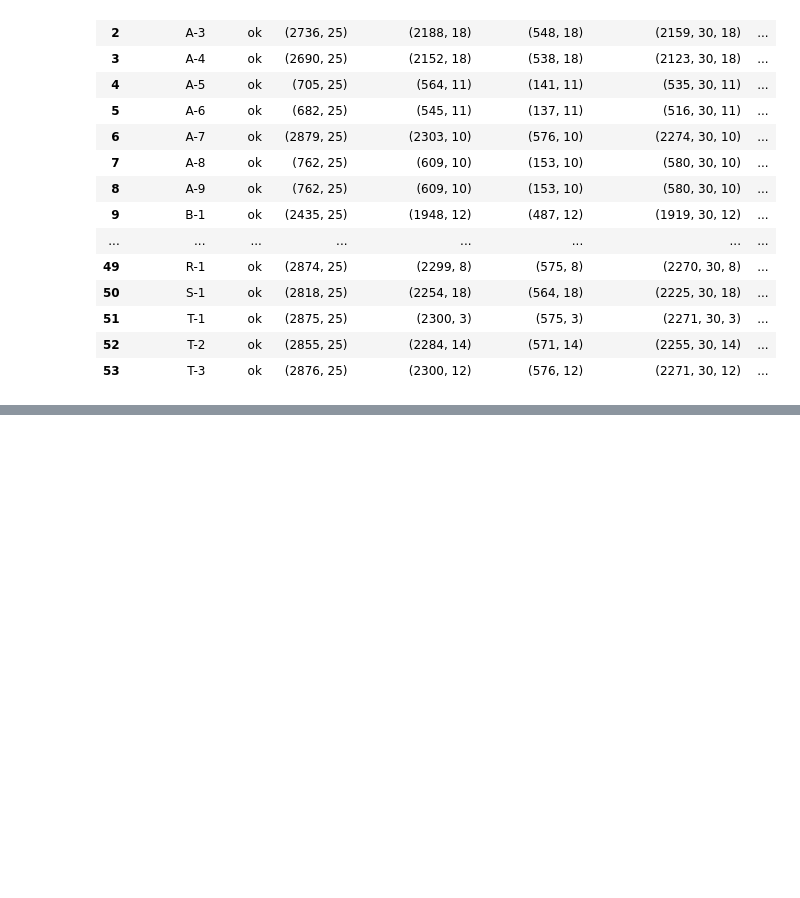
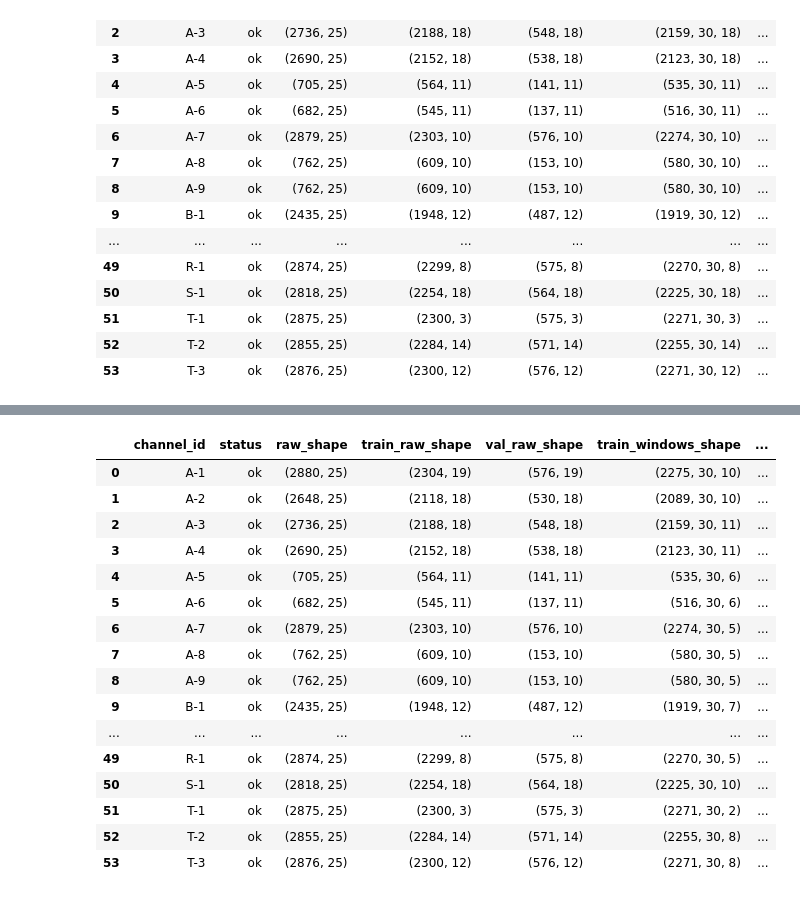
Before and after one commit to LucianoScarpino/Anomaly_Detection_Nasa_SMAP, a Jupyter notebook: Anomaly_Detection.ipynb, the cells around one changed output, grey strips where cells are left out. Drawn from its saved outputs; the diff is of its cells as text; code cells hidden in the pictures; blank space fills up the shorter version.

Commit message:
training preprocesing

```diff
--- a/Anomaly_Detection.ipynb
+++ b/Anomaly_Detection.ipynb
@@ -112,12 +121,6 @@ For debug purposes, we start working with first channel (telemetry) of the train
 # %%
 smap_labels = df_SMAP_anomalies.copy()
 smap_channels_ids = sorted(smap_labels['chan_id'].unique())
-channel_id = smap_channels_ids[0]
-print('channel:',channel_id)
-
-X_train_raw = np.load(TRAIN_PATH + '/' + channel_id + '.npy')
-print('Shape:',X_train_raw.shape)
-print('Dtype:',X_train_raw.dtype)
 # %% [output]
 channel: A-1
 Shape: (2880, 25)
@@ -338,12 +338,12 @@ def preprocess_single_channel(
         pca = PCA(n_components=pca_variance)
         X_train_processed = pca.fit_transform(X_train_scaled)
         X_val_processed = pca.transform(X_val_scaled)
-        n_components = pca.n_components_
+        n_components_pca = pca.n_components_
         explained_variance = float(pca.explained_variance_ratio_.sum())
     else:
         X_train_processed = X_train_scaled
         X_val_processed = X_val_scaled
-        n_components = X_train_processed.shape[1]
+        n_components_pca = np.NaN
         explained_variance = None
 
     # -------------------------
@@ -381,11 +381,11 @@ def preprocess_single_channel(
         "val_raw_shape": X_val_raw.shape,
         "train_windows_shape": X_train_win.shape,
         "val_windows_shape": X_val_win.shape,
-        "n_original_features": X_raw.shape[1],
+        "n_original_features": int(X_raw.shape[1]),
         "n_constant_features": n_constant_features,
         "n_kept_features": len(kept_feature_indices),
         "use_pca": use_pca,
-        "n_components_after_pca": n_components,
+        "n_components_after_pca": n_components_pca,
         "pca_explained_variance": explained_variance,
     }
 
@@ -443,0 +454,53 @@ preprocessing_summary_df
+# %%
+VAL_RATIO = 0.2
+WINDOW_SIZE = 30
+STRIDE = 1
+
+USE_PCA = True
+PCA_VARIANCE = 0.95
+DROP_CONSTANT_FEATURES = True
+
+preprocessed_data = {}
+preprocessing_summary = []
+
+for ch in smap_channels_ids:
+    data, info = preprocess_single_channel(
+        channel_id=ch,
+        train_path=TRAIN_PATH,
+        val_ratio=VAL_RATIO,
+        window_size=WINDOW_SIZE,
+        stride=STRIDE,
+        drop_constant_features=DROP_CONSTANT_FEATURES,
+        use_pca=USE_PCA,
+        pca_variance=PCA_VARIANCE
+    )
+
+    preprocessing_summary.append(info)
+
+    if data is not None:
+        preprocessed_data[ch] = data
+
+pca_preprocessing_summary_df = pd.DataFrame(preprocessing_summary)
+
+if "constant_feature_indices" in pca_preprocessing_summary_df.columns:
+    pca_preprocessing_summary_df = pca_preprocessing_summary_df.drop(columns=["constant_feature_indices"])
+
+display(pca_preprocessing_summary_df)
+# %% [output]
+|  | channel_id | status | raw_shape | train_raw_shape | val_raw_shape | train_windows_shape | ... |
+| 0 | A-1 | ok | (2880, 25) | (2304, 19) | (576, 19) | (2275, 30, 10) | ... |
+| 1 | A-2 | ok | (2648, 25) | (2118, 18) | (530, 18) | (2089, 30, 10) | ... |
+| 2 | A-3 | ok | (2736, 25) | (2188, 18) | (548, 18) | (2159, 30, 11) | ... |
+| 3 | A-4 | ok | (2690, 25) | (2152, 18) | (538, 18) | (2123, 30, 11) | ... |
+| 4 | A-5 | ok | (705, 25) | (564, 11) | (141, 11) | (535, 30, 6) | ... |
+| 5 | A-6 | ok | (682, 25) | (545, 11) | (137, 11) | (516, 30, 6) | ... |
+| 6 | A-7 | ok | (2879, 25) | (2303, 10) | (576, 10) | (2274, 30, 5) | ... |
+| 7 | A-8 | ok | (762, 25) | (609, 10) | (153, 10) | (580, 30, 5) | ... |
+| 8 | A-9 | ok | (762, 25) | (609, 10) | (153, 10) | (580, 30, 5) | ... |
+| 9 | B-1 | ok | (2435, 25) | (1948, 12) | (487, 12) | (1919, 30, 7) | ... |
+| ... | ... | ... | ... | ... | ... | ... | ... |
+| 49 | R-1 | ok | (2874, 25) | (2299, 8) | (575, 8) | (2270, 30, 5) | ... |
+| 50 | S-1 | ok | (2818, 25) | (2254, 18) | (564, 18) | (2225, 30, 10) | ... |
+| 51 | T-1 | ok | (2875, 25) | (2300, 3) | (575, 3) | (2271, 30, 2) | ... |
+| 52 | T-2 | ok | (2855, 25) | (2284, 14) | (571, 14) | (2255, 30, 8) | ... |
+| 53 | T-3 | ok | (2876, 25) | (2300, 12) | (576, 12) | (2271, 30, 8) | ... |
```
Also changed, not shown: parts of 10 cells of this notebook.
